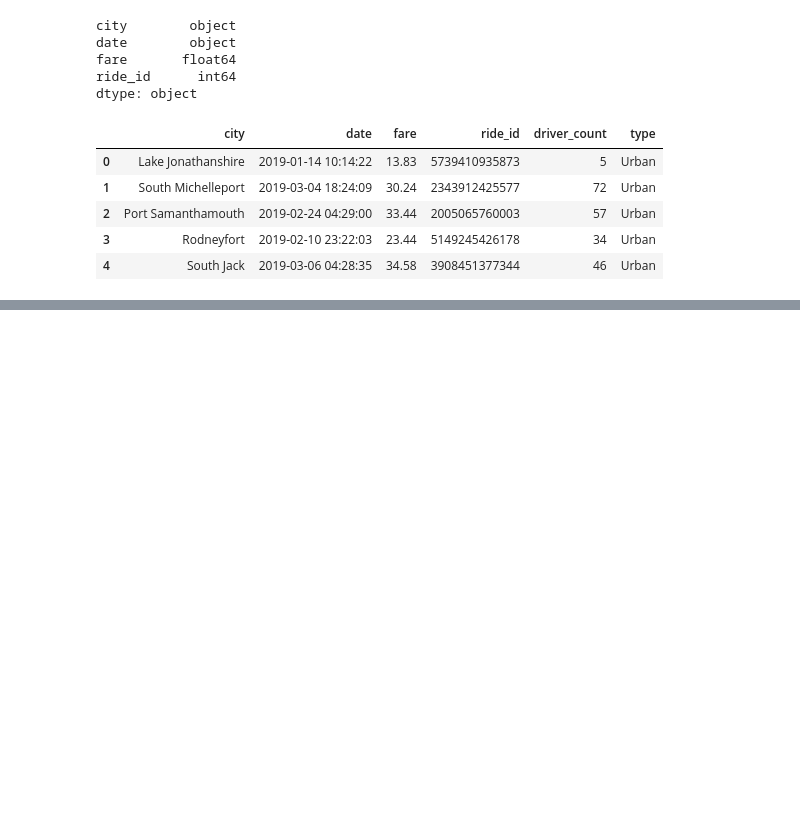
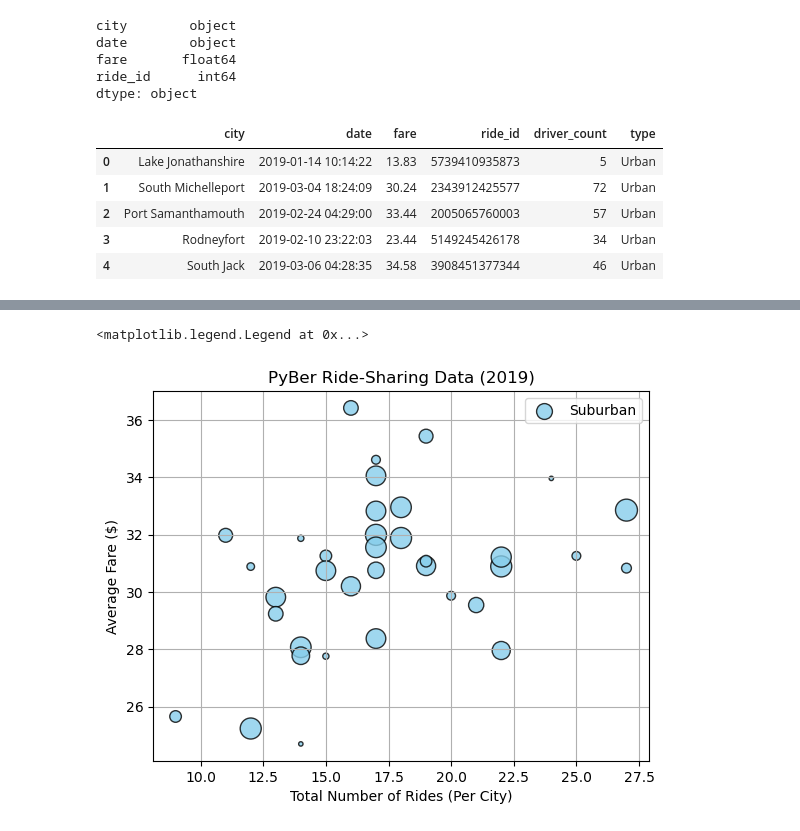
Before and after one commit to sbenston/PyBer_Analysis, a Jupyter notebook: PyBer.ipynb, the cells around one changed output, grey strips where cells are left out. Saved outputs shown, nothing was run; the diff lists cells and outputs as text; code cells hidden in the pictures; blank space fills up the shorter version.

```diff
--- a/PyBer.ipynb
+++ b/PyBer.ipynb
@@ -133,0 +177,4 @@ pyber_data_df.head()
+# %%
+# Calculate average fare by city in suburban and rural cities
+suburban_avg_fare = suburban_cities_df.groupby(['city']).mean(numeric_only=True)['fare']
+rural_avg_fare = rural_cities_df.groupby(['city']).mean(numeric_only=True)['fare']
@@ -133,0 +193,4 @@ pyber_data_df.head()
+# %%
+# Avg. no. of driver for suburban and rural cities
+suburban_driver_count = suburban_cities_df.groupby(['city']).mean(numeric_only=True)['driver_count']
+rural_driver_count = rural_cities_df.groupby(['city']).mean(numeric_only=True)['driver_count']
@@ -133,0 +211,14 @@ pyber_data_df.head()
+# %%
+# Create suburban cities scatter plot
+plt.scatter(suburban_ride_count, suburban_avg_fare,
+            s=10*suburban_driver_count, c='skyblue',
+            edgecolor='k', linewidths=1, alpha=0.8,
+            label='Suburban')
+plt.title('PyBer Ride-Sharing Data (2019)')
+plt.ylabel('Average Fare ($)')
+plt.xlabel('Total Number of Rides (Per City)')
+plt.grid(True)
+plt.legend()
+# %% [output]
+<matplotlib.legend.Legend at 0x...>
+[figure, added]
```
Also changed, not shown: parts of 9 cells of this notebook.
